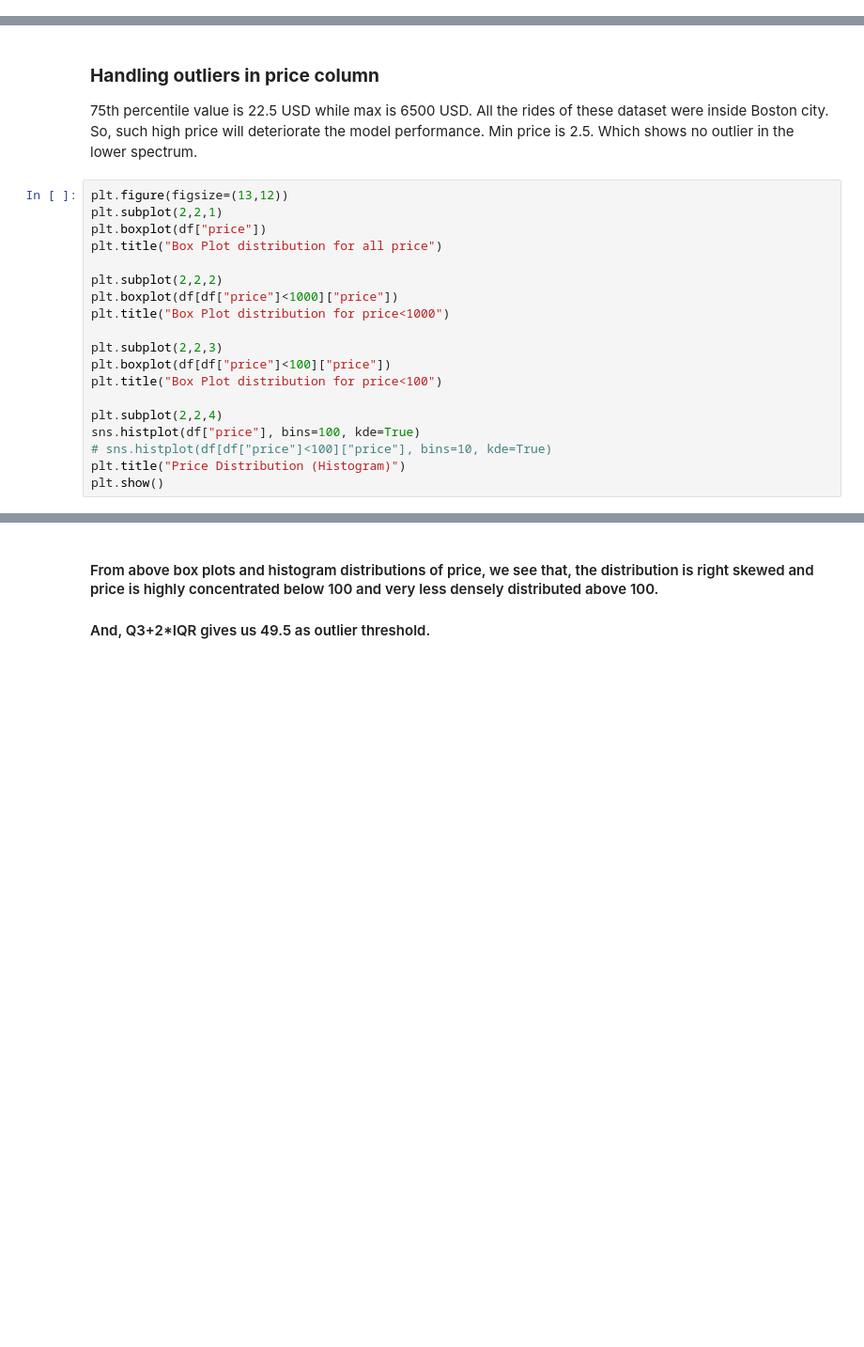
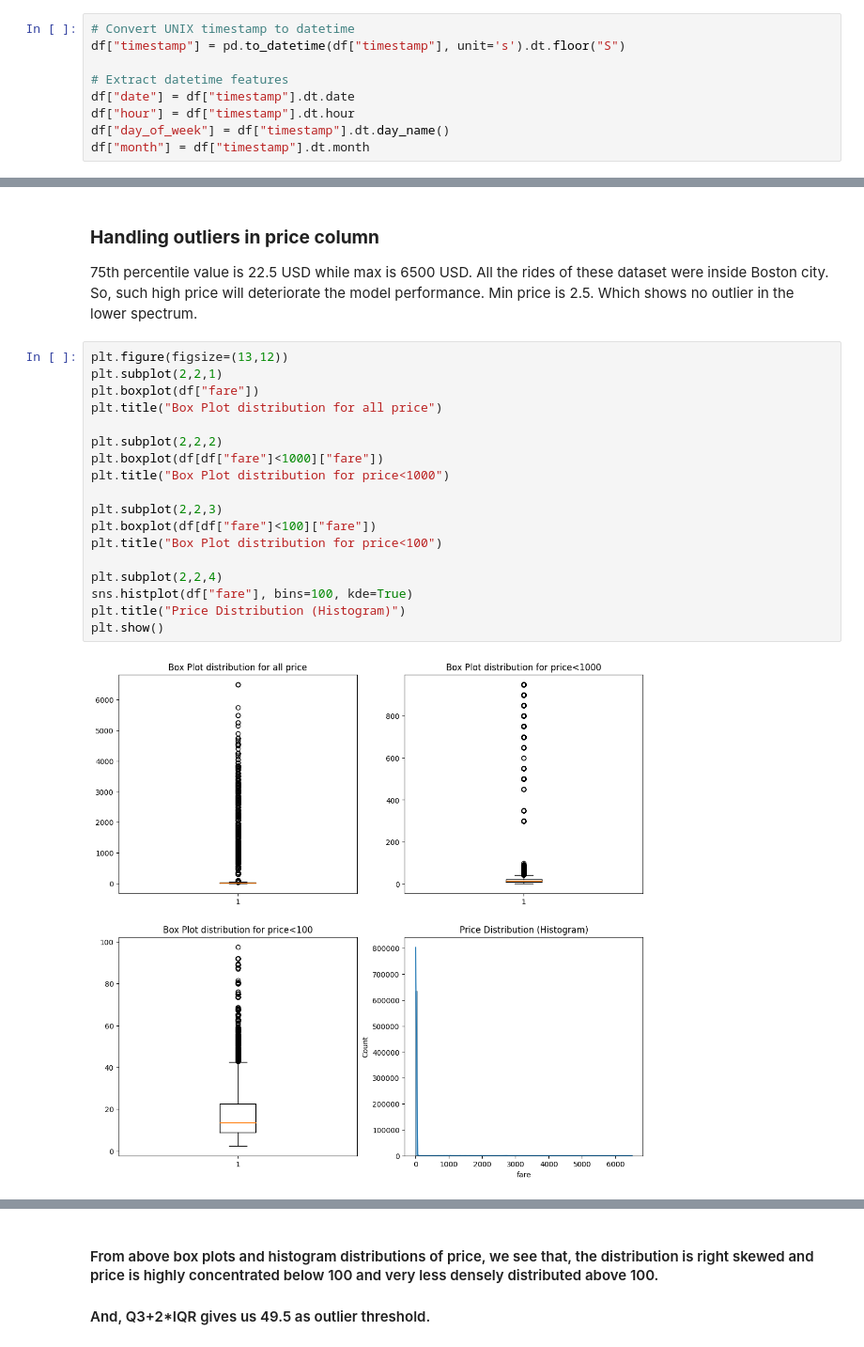
Before and after one commit to Mahir-Uddin0/Uber-Fare-Prediction, a Jupyter notebook: Notebooks/Data Preprocessing.ipynb, the cells around one changed output, grey strips where cells are left out. Shown at 94% size. Saved outputs shown, nothing was run; the diff lists cells and outputs as text; blank space fills up the shorter version.

```diff
--- a/Notebooks/Data Preprocessing.ipynb
+++ b/Notebooks/Data Preprocessing.ipynb
@@ -20,0 +132,9 @@ df.head(7)
+# %%
+# Convert UNIX timestamp to datetime
+df["timestamp"] = pd.to_datetime(df["timestamp"], unit='s').dt.floor("S")
+
+# Extract datetime features
+df["date"] = df["timestamp"].dt.date
+df["hour"] = df["timestamp"].dt.hour
+df["day_of_week"] = df["timestamp"].dt.day_name()
+df["month"] = df["timestamp"].dt.month
@@ -62,20 +292,21 @@ Min price is 2.5. Which shows no outlier in the lower spectrum.
 # %%
 plt.figure(figsize=(13,12))
 plt.subplot(2,2,1)
-plt.boxplot(df["price"])
+plt.boxplot(df["fare"])
 plt.title("Box Plot distribution for all price")
 
 plt.subplot(2,2,2)
-plt.boxplot(df[df["price"]<1000]["price"])
+plt.boxplot(df[df["fare"]<1000]["fare"])
 plt.title("Box Plot distribution for price<1000")
 
 plt.subplot(2,2,3)
-plt.boxplot(df[df["price"]<100]["price"])
+plt.boxplot(df[df["fare"]<100]["fare"])
 plt.title("Box Plot distribution for price<100")
 
 plt.subplot(2,2,4)
-sns.histplot(df["price"], bins=100, kde=True)
-# sns.histplot(df[df["price"]<100]["price"], bins=10, kde=True)
+sns.histplot(df["fare"], bins=100, kde=True)
 plt.title("Price Distribution (Histogram)")
 plt.show()
+# %% [output]
+[figure, added]
 # %%
```
Also changed, not shown: parts of 46 cells of this notebook.
